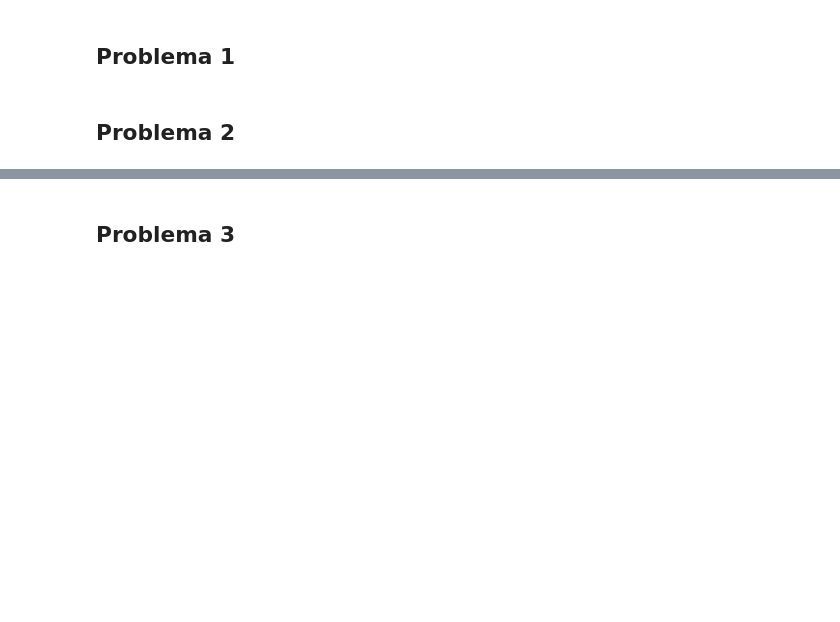
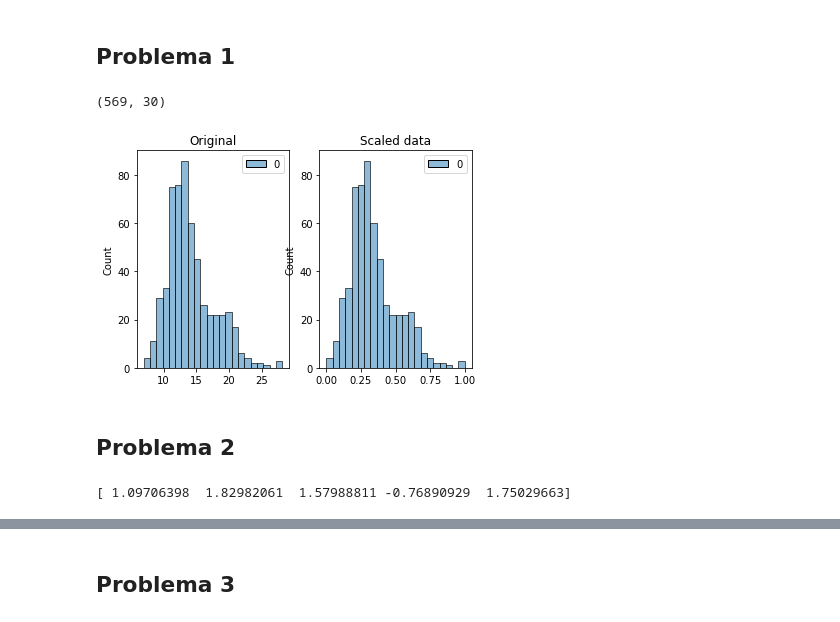
Before and after one commit to CoolfaceJerkCity/PythonIntermedio2022, a Jupyter notebook: Lec6_Preprocessing.ipynb, the cells around one changed output, grey strips where cells are left out. Saved outputs shown, nothing was run; the diff lists cells and outputs as text; code cells hidden in the pictures; blank space fills up the shorter version.

```diff
--- a/Lec6_Preprocessing.ipynb
+++ b/Lec6_Preprocessing.ipynb
@@ -7,3 +5,35 @@
+# %%
+#Para la data de breast cancer, realice reescaling
+import pandas as pd
+import numpy as np
+from sklearn.preprocessing import MinMaxScaler as MMS
+import matplotlib.pyplot as plt
+import seaborn as sns
+
+df_breast = pd.read_csv("https://raw.githubusercontent.com/pedrorotta/PythonIntermedio2022/main/clase5/breast-cancer.csv")
+df_breast.head()
+
+X = np.array(df_breast.drop(columns = ['id','diagnosis']))
+y = np.array(df_breast['diagnosis'])
+print(np.shape(X))
+x = X[:,0] # Separo el valor que voy a escalar
+x = np.reshape(x,(len(x),1)) #Siempre (n,1) para vectores y (n,m) para matrices.
+#print(x[:5])
+#print(np.shape(x))
+scaler1 = MMS(feature_range = (0,1))
+x_scal = scaler1.fit_transform(x)
+#
+# %% [output]
+(569, 30)
+# %%
+fig,ax = plt.subplots(1,2)
+sns.histplot(x,ax=ax[0])
+ax[0].set_title('Original')
+sns.histplot(x_scal,ax=ax[1])
+ax[1].set_title('Scaled data')
+plt.show()
+# %% [output]
+[figure, added]
 # %% [markdown]
 ## Problema 2
 # %%
@@ -10,0 +45,4 @@
+# %%
+print(x_standarized[:5,0])
+# %% [output]
+[ 1.09706398  1.82982061  1.57988811 -0.76890929  1.75029663]
```
Also changed, not shown: parts of 5 cells of this notebook.
